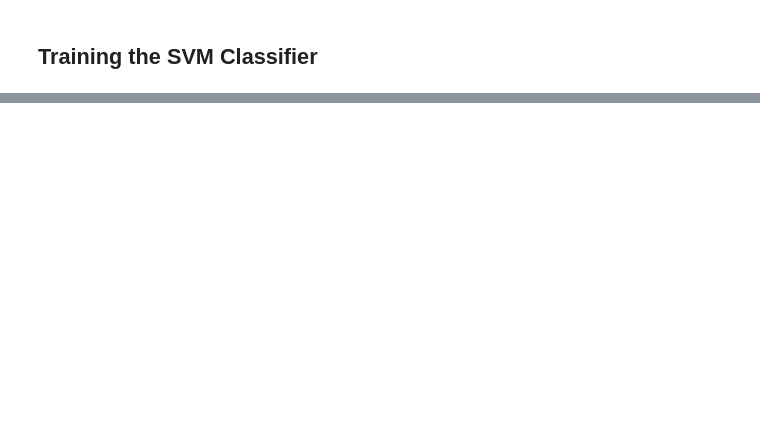
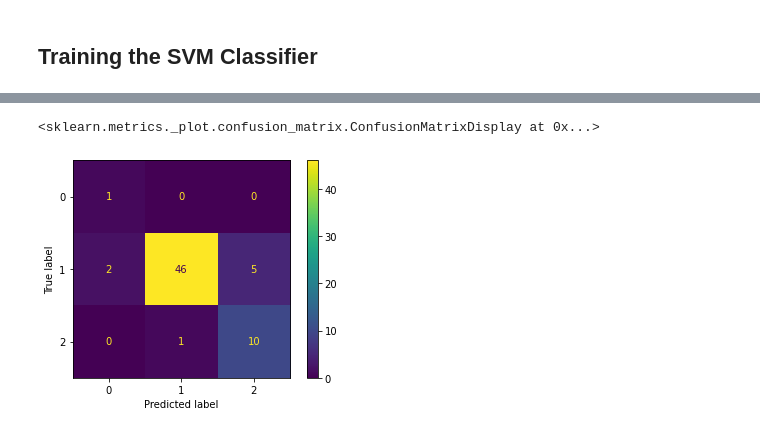
Before and after one commit to abdulrafey7047/Student_Performance_Perdiction_using_SVM_and_DNN, a Jupyter notebook: notebook.ipynb, the cells around one changed output, grey strips where cells are left out. Drawn from its saved outputs; the diff is of its cells as text; code cells hidden in the pictures; blank space fills up the shorter version.

```diff
--- a/notebook.ipynb
+++ b/notebook.ipynb
@@ -160,0 +236,6 @@ SVC(C=1, gamma='auto', random_state=42)
+# %%
+learning_rate = 0.01
+loss_fn = 'categorical_crossentropy'
+optimizer = Adam(lr=learning_rate)
+# %%
+model.compile(optimizer, loss=loss_fn, metrics=['accuracy'])
@@ -179,0 +246,2 @@ from tensorflow.keras.layers import Dense
+# %%
+model.fit(X_train, y_train_nn, epochs=20)
@@ -179,0 +283,3 @@ from tensorflow.keras.layers import Dense
+# %%
+X_test_pred = np.argmax(model.predict(X_test), axis=1)
+nn_test_cm = confusion_matrix(y_test.map(g3_map), X_test_pred)
@@ -179,0 +288,6 @@ from tensorflow.keras.layers import Dense
+# %%
+nn_test_cm_display = ConfusionMatrixDisplay(nn_test_cm)
+nn_test_cm_display.plot()
+# %% [output]
+<sklearn.metrics._plot.confusion_matrix.ConfusionMatrixDisplay at 0x...>
+[figure, added]
```
Also changed, not shown: parts of 42 cells of this notebook.
